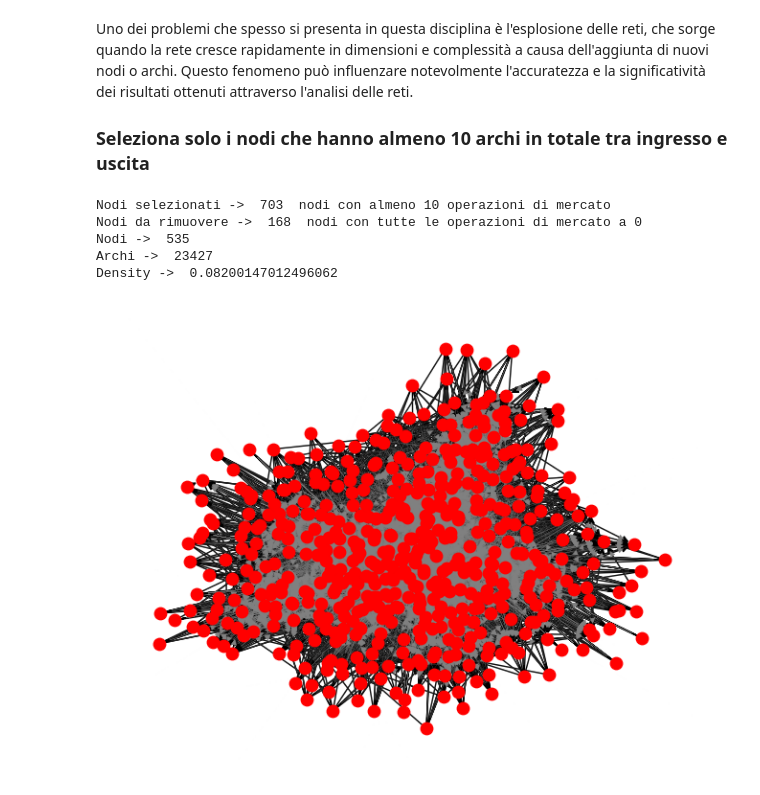
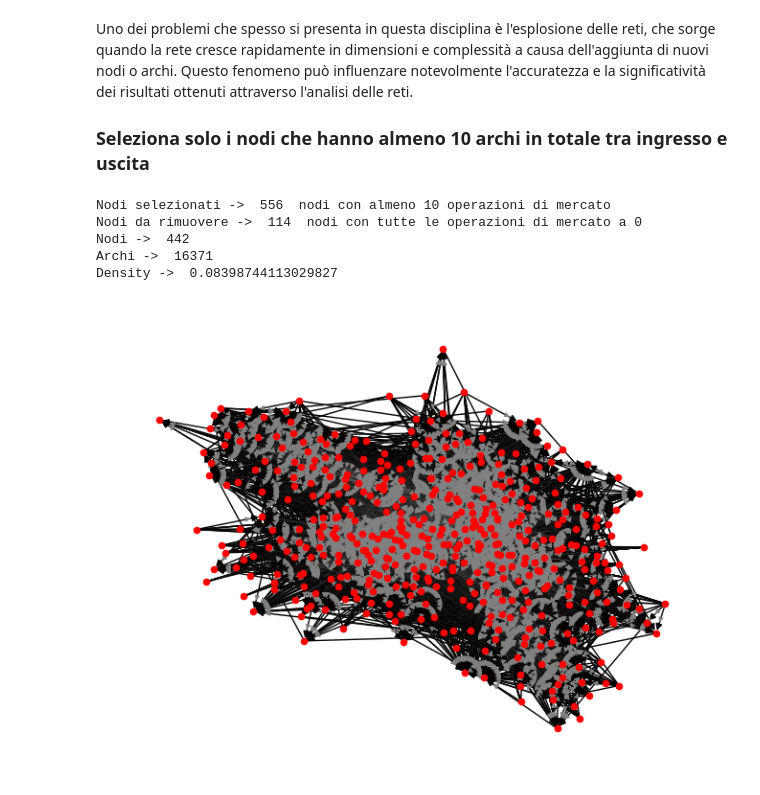
Before and after one commit to AleTouch98/SNA_Project, a Jupyter notebook: lettura_dataset.ipynb, the cells around one changed output. Drawn from its saved outputs; the diff is of its cells as text; code cells hidden in the pictures.

```diff
--- a/lettura_dataset.ipynb
+++ b/lettura_dataset.ipynb
@@ -58,10 +60,13 @@ dataset = dataset[dataset['counter_team_name'] != 'Without Club']
 dataset = dataset[dataset['team_name'] != 'Without Club']
 # Rimuovi le righe in cui 'team_id' o 'counter_team_id' sono uguali a 'Retired'
 dataset = dataset[(dataset['team_id'] != 'Retired') & (dataset['counter_team_id'] != 'Retired')]
-
-print('Il dataset è composto da ', dataset.shape[0], ' trasferimenti')
+# Rimozione dei rientri dal prestito (is_loan_end = True)
+dataset = dataset[dataset['is_loan_end'] == False]
 
 # Conversione dei valori di 'team_id' e 'counter_team_id' in interi
 dataset['team_id'] = dataset['team_id'].astype(int)
 dataset['counter_team_id'] = dataset['counter_team_id'].astype(int)
+
+
+print('Il dataset è composto da ', dataset.shape[0], ' trasferimenti')
 # %% [output]
@@ -185,23 +167,23 @@ print('Nodi -> ', net.number_of_nodes())
 print('Archi -> ', net.number_of_edges())
 print('Density -> ', nx.density(net))
 # %% [output]
-Nodi selezionati ->  703  nodi con almeno 10 operazioni di mercato
-Nodi da rimuovere ->  168  nodi con tutte le operazioni di mercato a 0
-Nodi ->  535
-Archi ->  23427
-Density ->  0.08200147012496062
+Nodi selezionati ->  556  nodi con almeno 10 operazioni di mercato
+Nodi da rimuovere ->  114  nodi con tutte le operazioni di mercato a 0
+Nodi ->  442
+Archi ->  16371
+Density ->  0.08398744113029827
 # %%
 # Disegna il grafo
 pos = nx.spring_layout(net)  # Posiziona i nodi in modo che siano ben distribuiti
 
 # Disegna i nodi senza etichette
-nx.draw(net, pos, with_labels=False, node_size=80, node_color='red')
+nx.draw(net, pos, with_labels=False, node_size=20, node_color='red')
 
 # Disegna gli archi
-nx.draw_networkx_edges(net, pos, width=0.1, edge_color='gray')
+nx.draw_networkx_edges(net, pos, width=0.02, edge_color='gray')
 
 # Mostra il grafico
 plt.axis('off')  # Nasconde gli assi
 plt.show()
 # %% [output]
-[figure, old version]
+[figure, new version]
```
Also changed, not shown: parts of 7 cells of this notebook.
